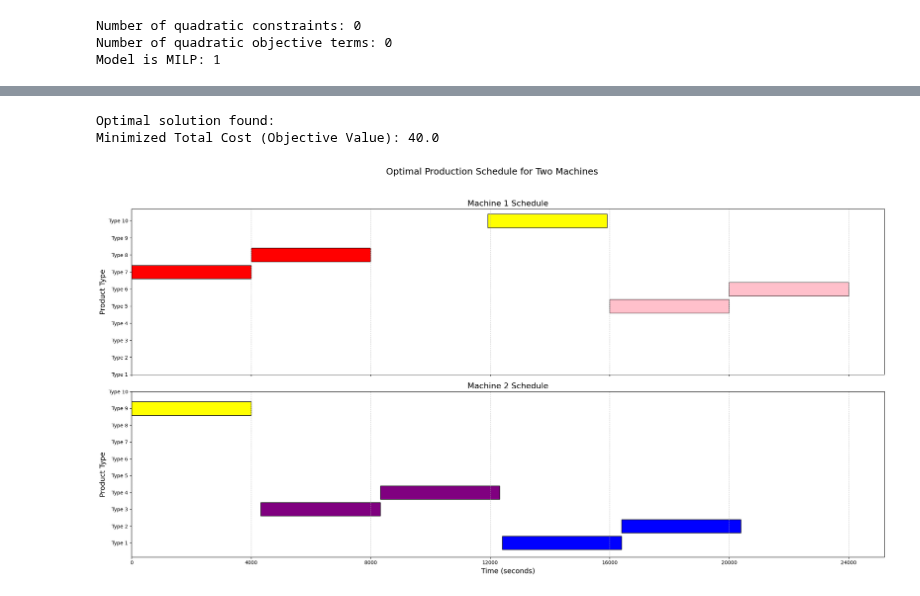
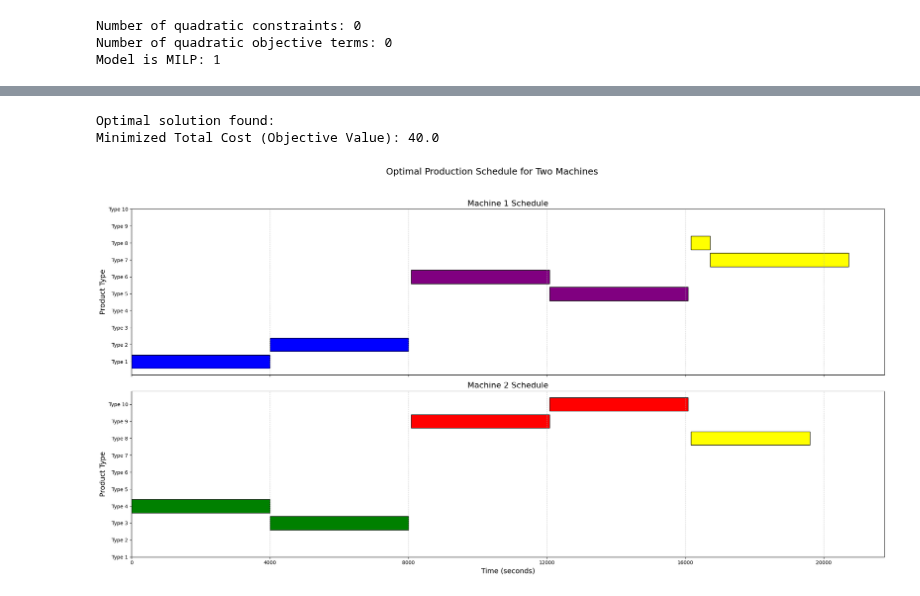
Before and after one commit to emrekuruu/Production_Planning, a Jupyter notebook: demo.ipynb, the cells around one changed output, grey strips where cells are left out. Saved outputs shown, nothing was run; the diff lists cells and outputs as text; code cells hidden in the pictures.

Commit message:
feat: be able to split the same part across machines

```diff
--- a/demo.ipynb
+++ b/demo.ipynb
@@ -47,7 +47,7 @@ for i in range(1, num_parts + 1, group_length):
         parts_colors[i + j] = color
 
 max_time_machine_A = (num_parts * max(demand.values())) / 2 + 50
-max_time_machine_B =(num_parts * max(demand.values())) / 2 + 5
+max_time_machine_B =(num_parts * max(demand.values())) / 2 - 5
 # %%
 parts_colors
 # %% [output]
@@ -64,8 +64,8 @@ parts_colors
 # %%
 machines = [1,2]
 # Define continuous variables for start and end times of production for each part
-start_times = model.addVars(range(1, num_parts + 1), vtype=GRB.CONTINUOUS, name="start_times")
-end_times = model.addVars(range(1, num_parts + 1), vtype=GRB.CONTINUOUS, name="end_times")
+start_times = model.addVars(range(1, num_parts + 1), machines,  vtype=GRB.CONTINUOUS, name="start_times")
+end_times = model.addVars(range(1, num_parts + 1), machines,  vtype=GRB.CONTINUOUS, name="end_times")
 
 # Define binary variable to indicate successor relationship for each machine
 # successor[p, p_prime, m] = 1 if part p is the immediate predecessor of part p_prime on machine m
@@ -284,8 +368,8 @@ if model.status == GRB.OPTIMAL:
     print(f"Minimized Total Cost (Objective Value): {minimized_cost}")
 
     # Extract start and end times for each part assigned to each machine
-    start_times_values = {p: start_times[p].X for p in range(1, num_parts + 1)}
-    end_times_values = {p: end_times[p].X for p in range(1, num_parts + 1)}
+    start_times_values = {(p, m): start_times[p, m].X for p in range(1, num_parts + 1) for m in machines}
+    end_times_values = {(p, m): end_times[p, m].X for p in range(1, num_parts + 1) for m in machines}
 
     # Define unique break intervals for each machine (start, end, shift_amount)
     breaks = {
@@ -315,14 +399,17 @@ if model.status == GRB.OPTIMAL:
 
         # Sort parts by start time for consistent plotting
         sorted_parts = sorted([p for p in range(1, num_parts + 1) if machine_assignment[p, m].X > 0.5],
-                              key=lambda x: start_times_values[x])
+                              key=lambda x: start_times_values[(p,m)])
 
         for p in sorted_parts:
             part_color = color_map[parts_colors[p]]
-            start = start_times_values[p] * 80
-            end = end_times_values[p] * 80
+            start = start_times_values[(p,m)] * 80
+            end = end_times_values[(p,m)] * 80
             shifted_start = start + cumulative_shift
             shifted_end = end + cumulative_shift
+
+            if shifted_start == shifted_end:
+                continue
 
             # Check if the part needs to be split by any breaks
             for break_start, break_end, shift_amount in breaks[m]:
@@ -340,31 +427,31 @@ if model.status == GRB.OPTIMAL:
                     break  # Move to the next part after handling this break
                 elif shifted_start >= break_end:
                     # Entire block is after the break; apply shift
                     shifted_start += shift_amount
                     shifted_end += shift_amount
 
             # Plot the adjusted (shifted) part
             ax.barh(p, shifted_end - shifted_start, left=shifted_start, color=part_color, edgecolor='black')
 
         # Customize each subplot
         ax.set_title(f"Machine {m} Schedule", fontsize=16)
         ax.set_ylabel("Product Type", fontsize=14)
         ax.set_yticks(range(1, num_parts + 1))
         ax.set_yticklabels([f'Type {i}' for i in range(1, num_parts + 1)])
         ax.grid(axis='x', linestyle='--', alpha=0.7)
 
     # Set common labels
     plt.xlabel("Time (seconds)", fontsize=14)
     plt.xticks(np.arange(0, (max(end_times_values.values()) + 1) * 80, 80 * max(demand.values())))  # Adjust x-tick intervals for seconds
 
     fig.suptitle("Optimal Production Schedule for Two Machines", fontsize=18)
     plt.tight_layout(rect=[0, 0.03, 1, 0.95])  # Adjust layout for title space
 
     # Save the plot as an image file
     plt.savefig("optimal_production_schedule.png")
 else:
     print("No optimal solution found.")
 # %% [output]
 Optimal solution found:
 Minimized Total Cost (Objective Value): 40.0
-[figure, old version]
+[figure, new version]
```
Also changed, not shown: parts of 9 cells of this notebook, 1 other file.
